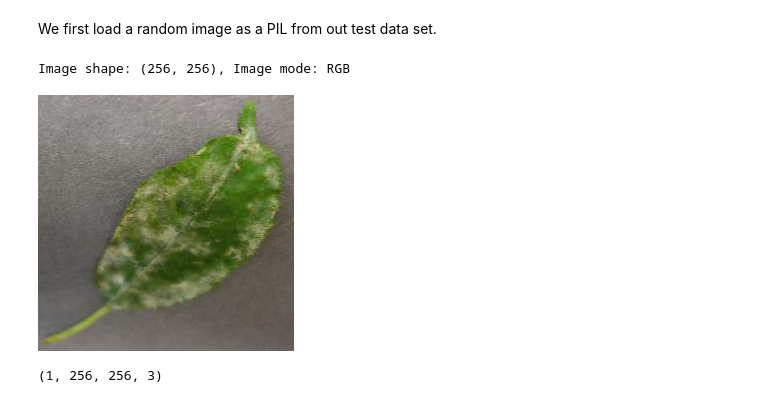
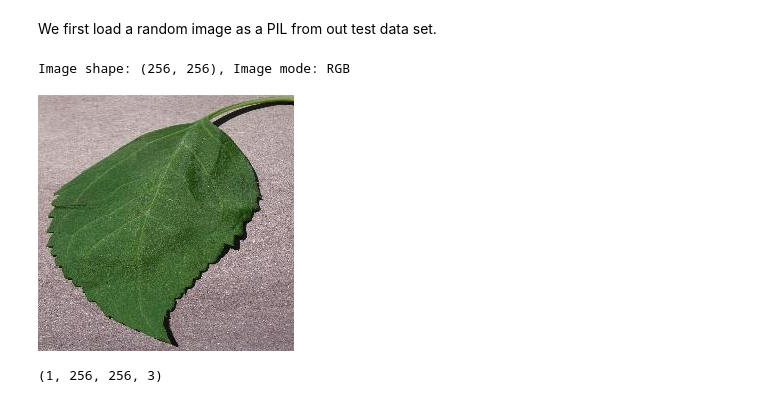
Before and after one commit to Xakkusu/PP5-mildew-detection, a Jupyter notebook: jupyter_notebooks/03_Modelling and Evaluating.ipynb, the cells around one changed output. Cells and saved outputs as stored; diff of their text form; code cells hidden in the pictures.

```diff
--- a/jupyter_notebooks/03_Modelling and Evaluating.ipynb
+++ b/jupyter_notebooks/03_Modelling and Evaluating.ipynb
@@ -529,18 +524,18 @@ We first load a random image as a PIL from out test data set.
 # %%
 # code for Data Visualization and its functions were adapted and taken from Walkthrough Project 01 Malaria Detector
 
 from tensorflow.keras.preprocessing import image
 
-pointer = 50
-label = labels[1]  # select 0 for healthy or 1 for mildew infected image
+pointer = 333
+label = labels[0]  # select 0 for healthy or 1 for mildew infected image
 
 pil_image = image.load_img(test_path + '/' + label + '/' + os.listdir(test_path+'/' + label)[pointer],
                            target_size=image_shape, color_mode='rgb')
 print(f'Image shape: {pil_image.size}, Image mode: {pil_image.mode}')
 pil_image
 # %% [output]
 Image shape: (256, 256), Image mode: RGB
-[figure, old version]
+[figure, new version]
 # %%
 my_image = image.img_to_array(pil_image)
 my_image = np.expand_dims(my_image, axis=0)/255
```
Also changed, not shown: parts of 9 cells of this notebook, 3 other files.
